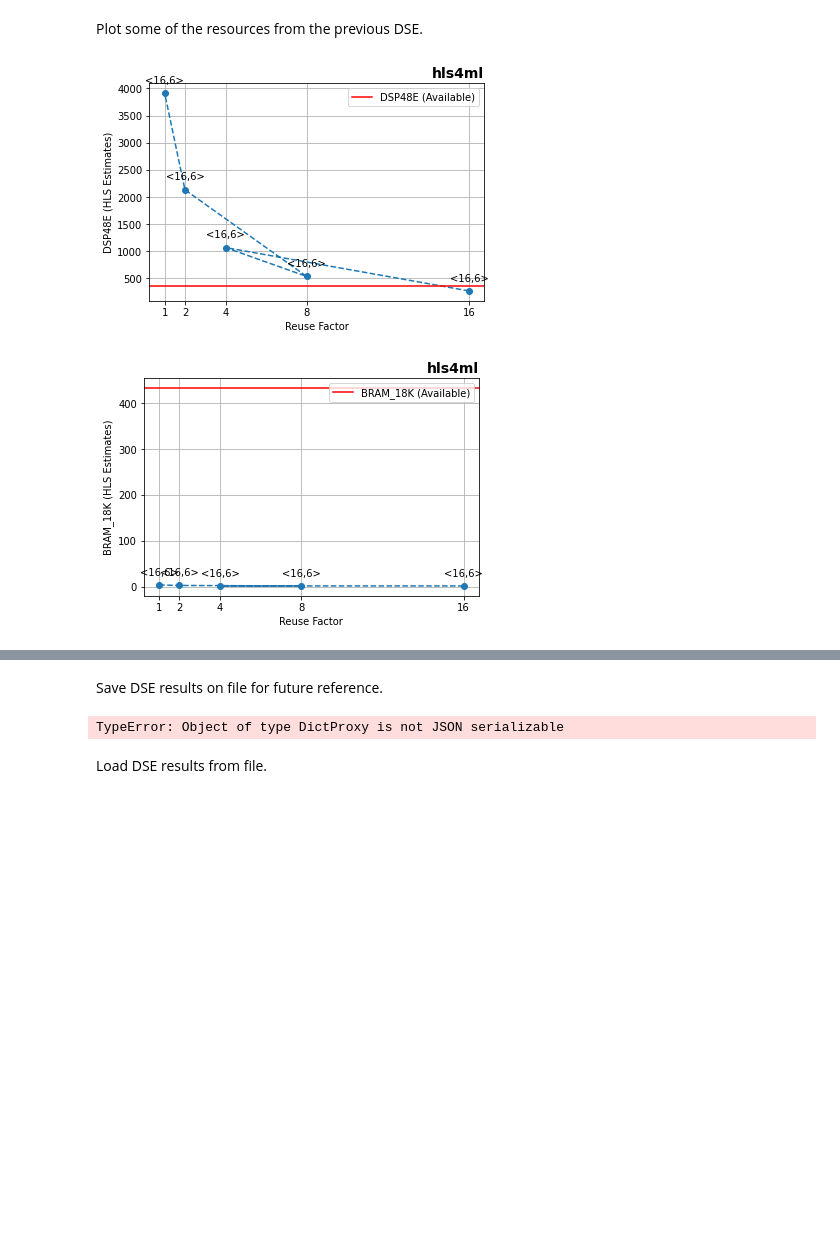
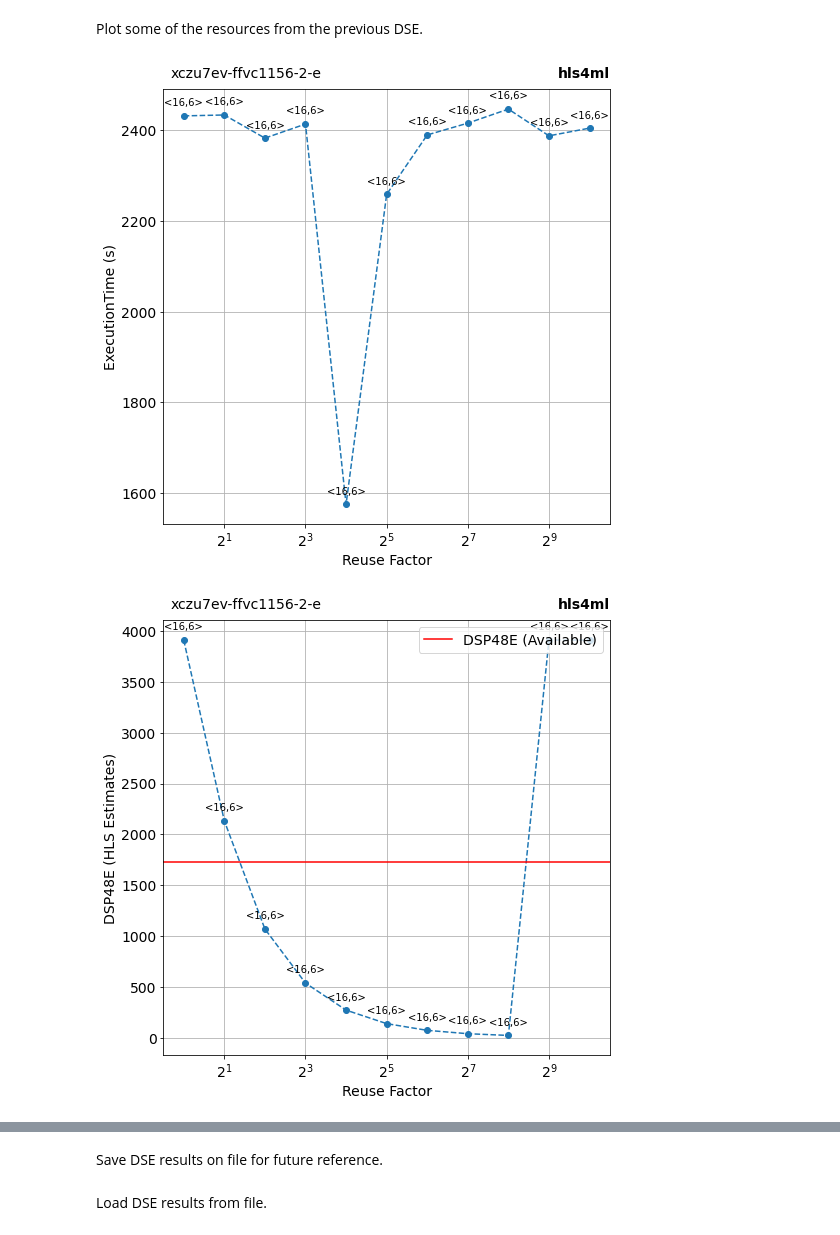
Before and after one commit to fastmachinelearning/hls4ml-tutorial, a Jupyter notebook: part2b_advanced_config.ipynb, the cells around one changed output, grey strips where cells are left out. Saved outputs shown, nothing was run; the diff lists cells and outputs as text; code cells hidden in the pictures; blank space fills up the shorter version.

```diff
--- a/part2b_advanced_config.ipynb
+++ b/part2b_advanced_config.ipynb
@@ -212,10 +250,11 @@ def plot_hls_results(dse_hls_results, resource_label, show_values=False, show_pr
 # %% [markdown]
 Plot some of the resources from the previous DSE.
 # %%
-plot_hls_results(dse_hls_results, 'DSP48E')
-plot_hls_results(dse_hls_results, 'BRAM_18K')
-plot_hls_results(dse_hls_results, 'FF')
-plot_hls_results(dse_hls_results, 'LUT')
+plot_hls_results(dse_hls_results, 'ExecutionTime', unit='s', available_resources=False, xscale_log=True)
+plot_hls_results(dse_hls_results, 'DSP48E', xscale_log=True)
+plot_hls_results(dse_hls_results, 'BRAM_18K', xscale_log=True)
+plot_hls_results(dse_hls_results, 'FF', xscale_log=True)
+plot_hls_results(dse_hls_results, 'LUT', xscale_log=True)
 # %% [output]
-[figure, old version]
+[figure, new version]
-[figure, old version]
+[figure, new version]
@@ -225,12 +265,10 @@ plot_hls_results(dse_hls_results, 'LUT')
 Save DSE results on file for future reference.
 # %%
 import json
-json = json.dumps(dse_hls_results)
+json = json.dumps(dse_hls_results.copy())
 f = open("dse_hls_results.json","w")
 f.write(json)
 f.close()
-# %% [output]
-TypeError: Object of type DictProxy is not JSON serializable
 # %% [markdown]
 Load DSE results from file.
 # %%
```
Also changed, not shown: parts of 8 cells of this notebook, 3 other files.
